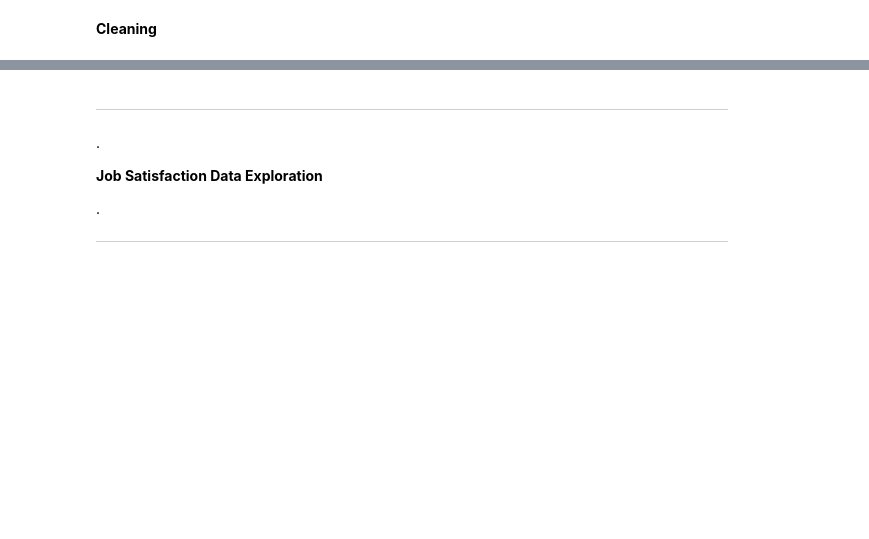
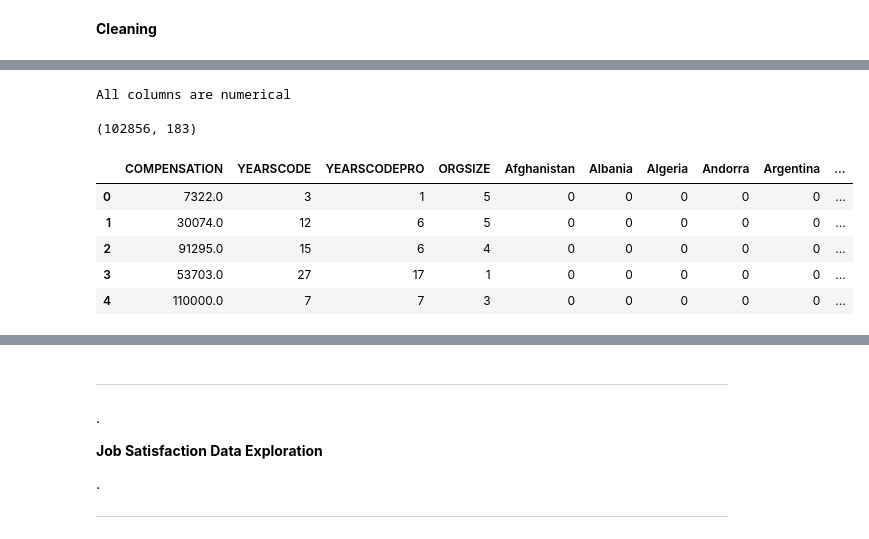
Before and after one commit to adni8025/Stack-Overflow-Developer-Survey-Data-Mining, a Jupyter notebook: restructuredFile.ipynb, the cells around one changed output, grey strips where cells are left out. Drawn from its saved outputs; the diff is of its cells as text; code cells hidden in the pictures; blank space fills up the shorter version.

```diff
--- a/restructuredFile.ipynb
+++ b/restructuredFile.ipynb
@@ -193,3 +202,81 @@ dtype: object
+# %%
+import random
+from sklearn.preprocessing import MultiLabelBinarizer
+
+#manually ordinal encode
+orgsize_order = {
+    'Just me - I am a freelancer, sole proprietor, etc.' : 1,
+    '2 to 9 employees' : 2,
+    '10 to 19 employees' : 3,
+    '20 to 99 employees' : 4,
+    '100 to 499 employees' : 5,
+    '500 to 999 employees' : 6,
+    '1,000 to 4,999 employees' : 7,
+    '5,000 to 9,999 employees' : 8,
+    '10,000 or more employees' : 9,
+    "I don’t know" : random.randint(1, 9)
+}
+compensation_df['ORGSIZE'] = compensation_df['ORGSIZE'].map(orgsize_order)
+
+#hot encode COUNTRY and add to compensation_df
+country_dummies = pd.get_dummies(compensation_df['COUNTRY'], prefix='COUNTRY').astype(int)
+compensation_df = pd.concat([compensation_df.drop(columns=['COUNTRY']), country_dummies], axis=1)
+
+#hot encode EDLEVEL and add to compensation_df
+edlevel_dummies = pd.get_dummies(compensation_df['EDLEVEL'], prefix='EDLEVEL').astype(int)
+compensation_df = pd.concat([compensation_df.drop(columns=['EDLEVEL']), edlevel_dummies], axis=1)
+
+#ultilabel encode DEVTYPE
+compensation_df['DEVTYPE'] = compensation_df['DEVTYPE'].str.split(';').apply(lambda x: [i.strip() for i in x] if isinstance(x, list) else [])
+mlb = MultiLabelBinarizer()
+devtype_encoded = mlb.fit_transform(compensation_df['DEVTYPE'])
+devtype_df = pd.DataFrame(devtype_encoded, columns=mlb.classes_, index=compensation_df.index)
+compensation_df = pd.concat([compensation_df.drop(columns=['DEVTYPE']), devtype_df], axis=1)
+
+#convert YEARSCODE to int
+compensation_df['YEARSCODE'] = compensation_df['YEARSCODE'].replace({
+    'More than 50 years': '50',
+    'Less than 1 year': '1'
+})
+compensation_df['YEARSCODE'] = compensation_df['YEARSCODE'].astype(int)
+
+#convert YEARSCODEPRO to int
+compensation_df['YEARSCODEPRO'] = compensation_df['YEARSCODEPRO'].replace({
+    'More than 50 years': '50',
+    'Less than 1 year': '1'
+})
+compensation_df['YEARSCODEPRO'] = compensation_df['YEARSCODEPRO'].astype(int)
+
+#rename columns and ensures all numeric
+numeric = True
+compensation_df = compensation_df.rename(columns={'CONVERTEDCOMPYEARLY': 'COMPENSATION'})
+for col in compensation_df.columns:
+    if compensation_df[col].dtype not in [int, float, 'int64', 'float64']:
+        numeric = False
+    if col[:8] == 'COUNTRY_':
+        compensation_df = compensation_df.rename(columns={col: col[8:]})
+    if col[:8] == 'EDLEVEL_':
+        compensation_df = compensation_df.rename(columns={col: col[8:]})
+
+if(numeric):
+    print('All columns are numerical\n')
+else:
+    print('One or more columns are non-numerical\n')
+
+#show new columns
+pd.set_option('display.max_columns', None)
+print(compensation_df.shape)
+compensation_df.head()
+# %% [output]
+All columns are numerical
+
+(102856, 183)
+|  | COMPENSATION | YEARSCODE | YEARSCODEPRO | ORGSIZE | Afghanistan | Albania | Algeria | Andorra | Argentina | ... |
+| 0 | 7322.0 | 3 | 1 | 5 | 0 | 0 | 0 | 0 | 0 | ... |
+| 1 | 30074.0 | 12 | 6 | 5 | 0 | 0 | 0 | 0 | 0 | ... |
+| 2 | 91295.0 | 15 | 6 | 4 | 0 | 0 | 0 | 0 | 0 | ... |
+| 3 | 53703.0 | 27 | 17 | 1 | 0 | 0 | 0 | 0 | 0 | ... |
+| 4 | 110000.0 | 7 | 7 | 3 | 0 | 0 | 0 | 0 | 0 | ... |
 # %%
 import seaborn as sns
 import matplotlib.pyplot as plt
```
Also changed, not shown: parts of 6 cells of this notebook.
